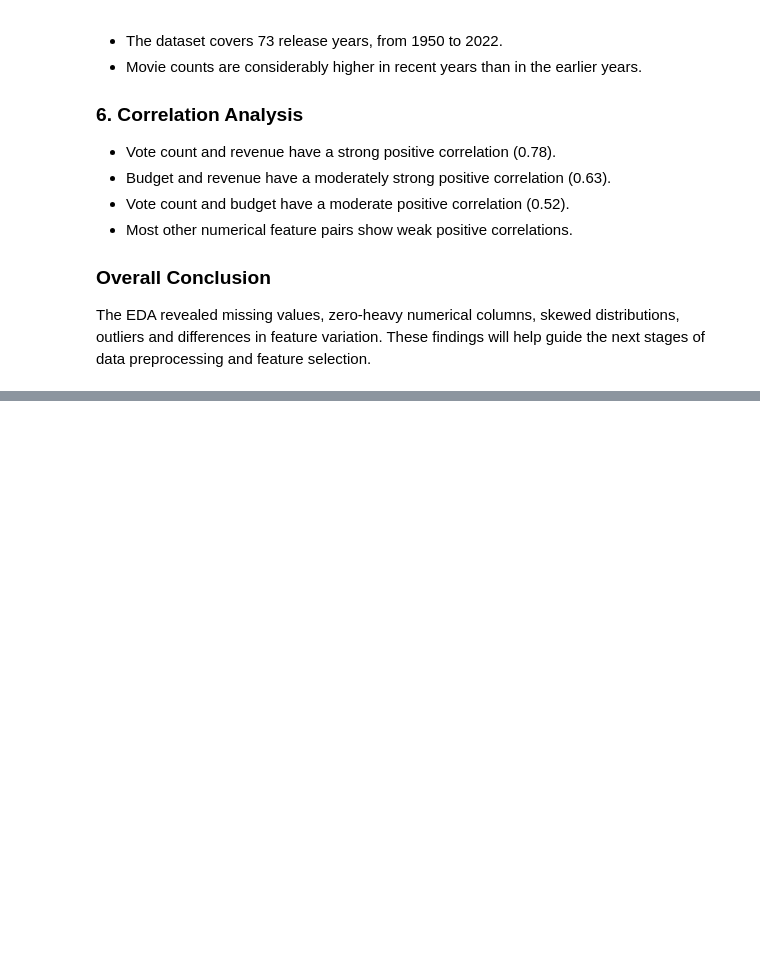
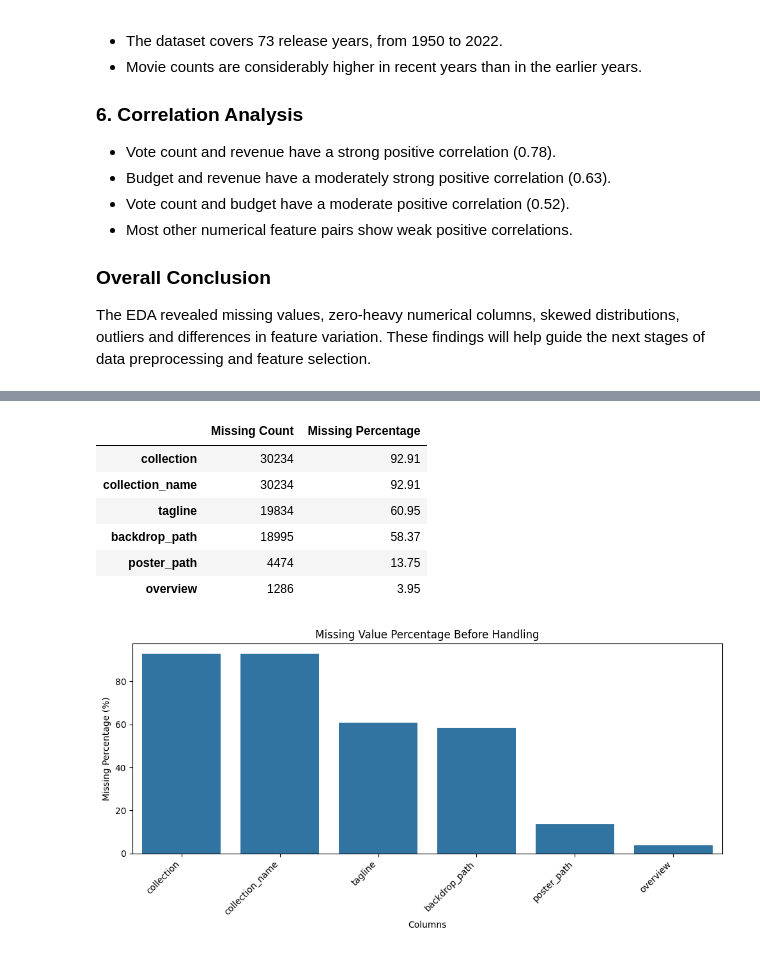
Before and after one commit to alameenShameer/Team3_Horror_Movies_Preprocessing, a Jupyter notebook: Team3_Horror_Movies_Preprocessing.ipynb, the cells around one changed output, grey strips where cells are left out. Cells and saved outputs as stored; diff of their text form; code cells hidden in the pictures; blank space fills up the shorter version.

Commit message:
Done Missing Value Analysis and Handling

```diff
--- a/Team3_Horror_Movies_Preprocessing.ipynb
+++ b/Team3_Horror_Movies_Preprocessing.ipynb
@@ -38,7 +38,7 @@ import seaborn as sns
 # %% [markdown]
 ## Upload the CSV
 # %%
-filepath='/content/horror_movies.csv'
+filepath='/content/drive/MyDrive/ICTAK-AIML/Horror_Movies_Project/horror_movies.csv'
 df = pd.read_csv(filepath)
 df.shape
 # %% [output]
@@ -500,0 +511,32 @@ jgfjgjhgjhgjg
+# %%
+df_clean = df.copy()
+
+missing_summary = pd.DataFrame({
+    'Missing Count': df_clean.isnull().sum(),
+    'Missing Percentage': (df_clean.isnull().mean() * 100).round(2)
+}).sort_values(by='Missing Percentage', ascending=False)
+
+display(missing_summary[missing_summary['Missing Count'] > 0])
+
+missing_plot = missing_summary[missing_summary['Missing Count'] > 0]
+
+plt.figure(figsize=(10, 5))
+sns.barplot(
+    x=missing_plot.index,
+    y=missing_plot['Missing Percentage']
+)
+plt.title('Missing Value Percentage Before Handling')
+plt.xlabel('Columns')
+plt.ylabel('Missing Percentage (%)')
+plt.xticks(rotation=45, ha='right')
+plt.tight_layout()
+plt.show()
+# %% [output]
+|  | Missing Count | Missing Percentage |
+| collection | 30234 | 92.91 |
+| collection_name | 30234 | 92.91 |
+| tagline | 19834 | 60.95 |
+| backdrop_path | 18995 | 58.37 |
+| poster_path | 4474 | 13.75 |
+| overview | 1286 | 3.95 |
+[figure, added]
```
Also changed, not shown: parts of 10 cells of this notebook.
